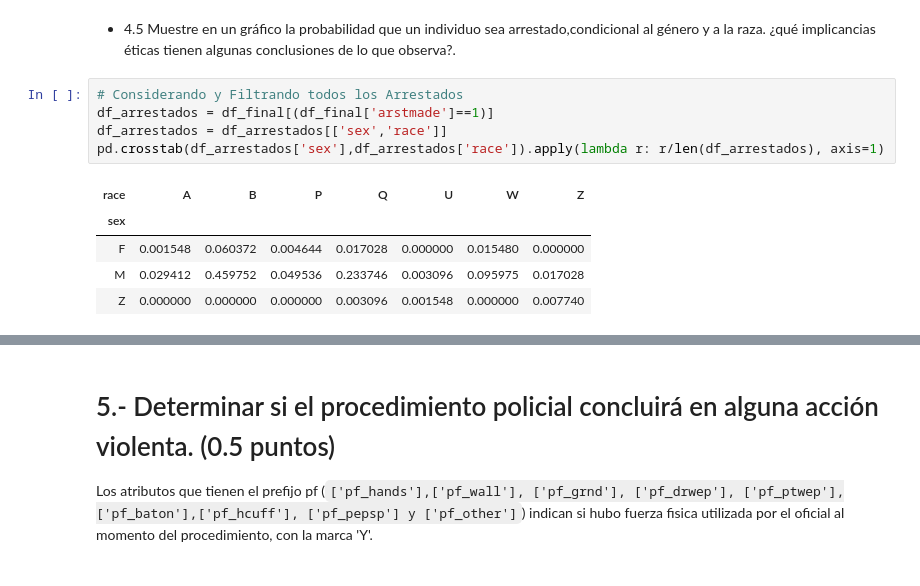
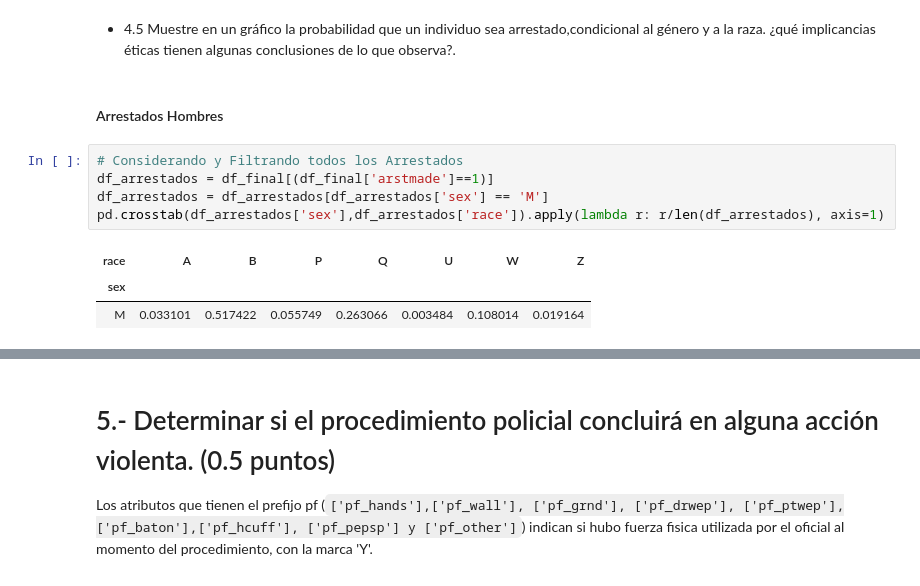
Before and after one commit to ggmarioe/trabajo-modelos-supervisados, a Jupyter notebook: Prueba_Supervisada 25-09-2021.ipynb, the cells around one changed output, grey strips where cells are left out. Saved outputs shown, nothing was run; the diff lists cells and outputs as text.

```diff
--- a/Prueba_Supervisada 25-09-2021.ipynb
+++ b/Prueba_Supervisada 25-09-2021.ipynb
@@ -354,15 +352,15 @@ df_final['arstmade'].unique()
 Categories (2, int64): [0, 1]
 # %% [markdown]
 - 4.5 Muestre en un gráfico la probabilidad que un individuo sea arrestado,condicional al género y a la raza. ¿qué implicancias éticas tienen algunas conclusiones de lo que observa?.
+# %% [markdown]
+#### Arrestados Hombres
 # %%
 # Considerando y Filtrando todos los Arrestados
 df_arrestados = df_final[(df_final['arstmade']==1)]
-df_arrestados = df_arrestados[['sex','race']]
+df_arrestados = df_arrestados[df_arrestados['sex'] == 'M']
 pd.crosstab(df_arrestados['sex'],df_arrestados['race']).apply(lambda r: r/len(df_arrestados), axis=1)
 # %% [output]
 | race | A | B | P | Q | U | W | Z |
 | sex |  |  |  |  |  |  |  |
-| F | 0.001548 | 0.060372 | 0.004644 | 0.017028 | 0.000000 | 0.015480 | 0.000000 |
-| M | 0.029412 | 0.459752 | 0.049536 | 0.233746 | 0.003096 | 0.095975 | 0.017028 |
-| Z | 0.000000 | 0.000000 | 0.000000 | 0.003096 | 0.001548 | 0.000000 | 0.007740 |
+| M | 0.033101 | 0.517422 | 0.055749 | 0.263066 | 0.003484 | 0.108014 | 0.019164 |
 # %%
```
Also changed, not shown: parts of 20 cells of this notebook.
